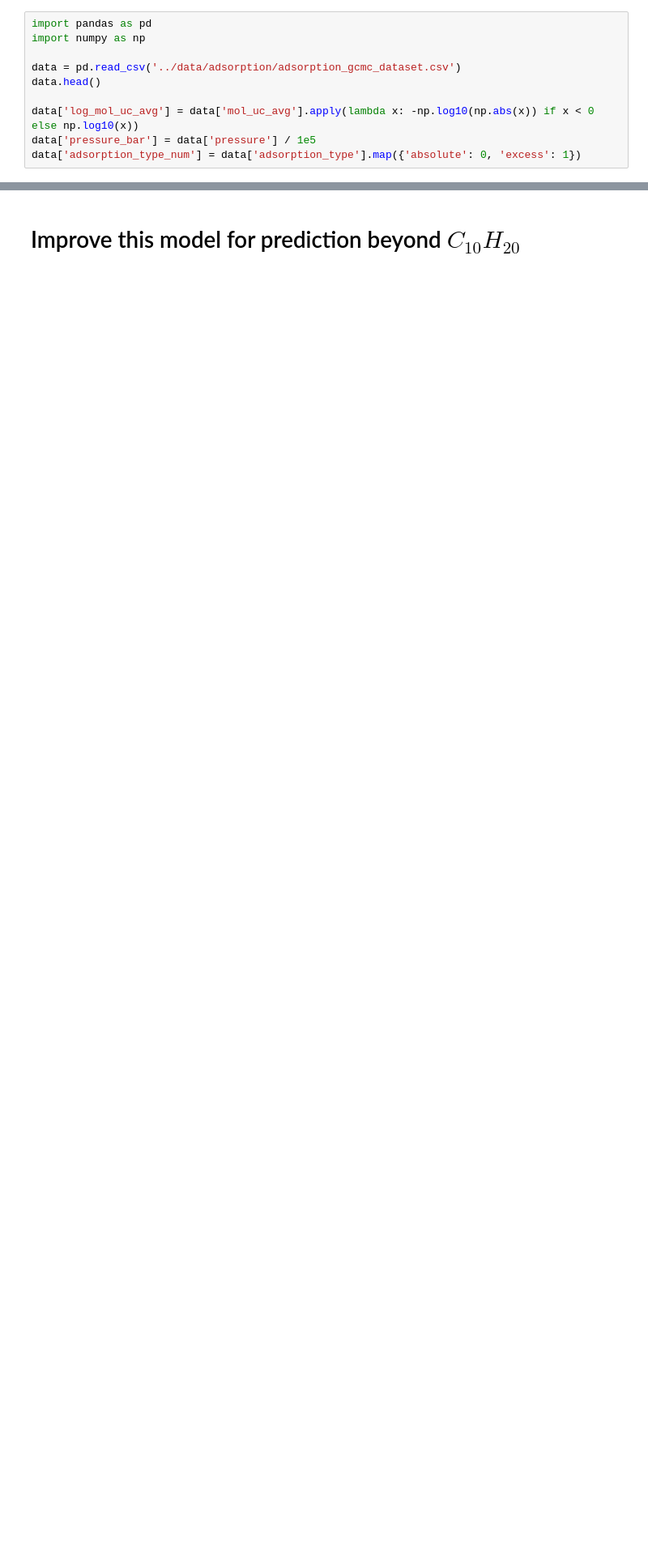
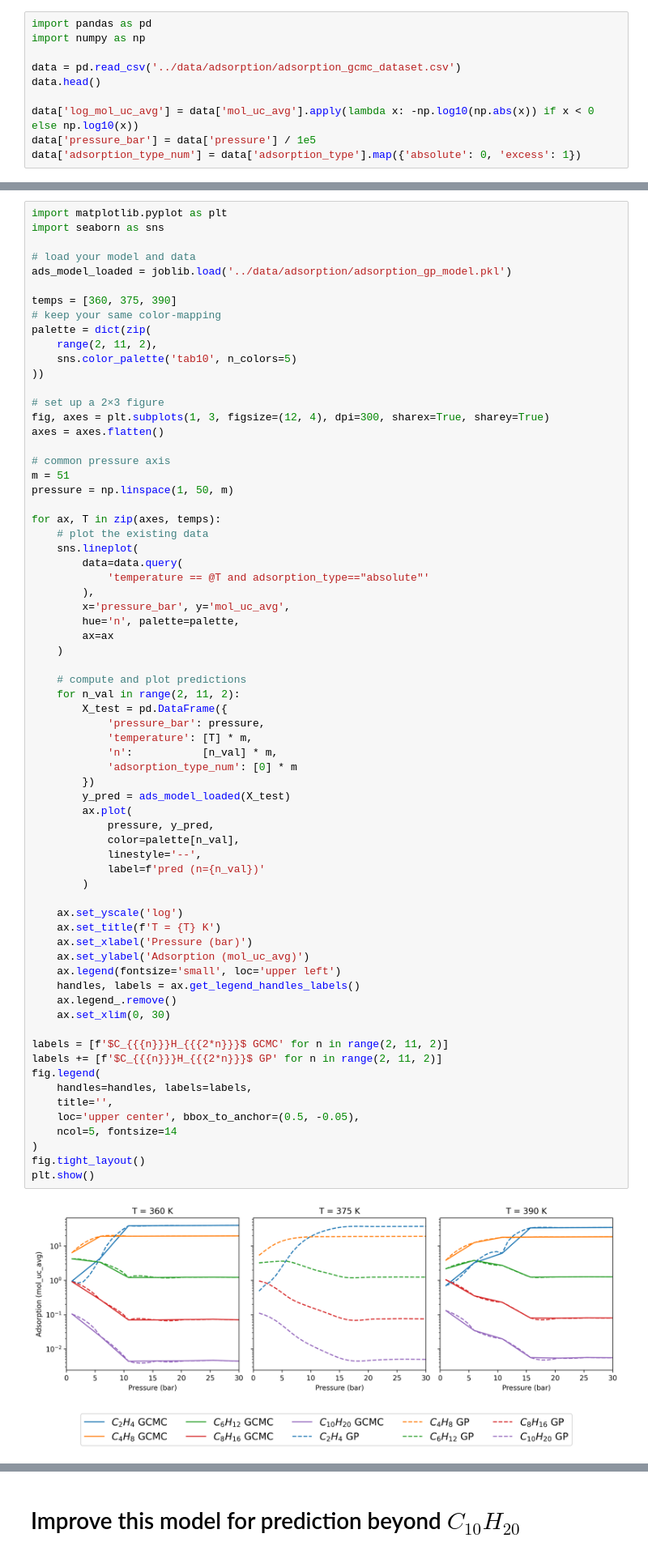
Before and after one commit to multiscale-modelling/kinetic_model, a Jupyter notebook: notebooks/adsorbtion_process_ml.ipynb, the cells around one changed output, grey strips where cells are left out. Shown at 81% size. Drawn from its saved outputs; the diff is of its cells as text; blank space fills up the shorter version.

```diff
--- a/notebooks/adsorbtion_process_ml.ipynb
+++ b/notebooks/adsorbtion_process_ml.ipynb
@@ -48 +238,71 @@ data['adsorption_type_num'] = data['adsorption_type'].map({'absolute': 0, 'exces
+# %%
+import matplotlib.pyplot as plt
+import seaborn as sns
+
+# load your model and data
+ads_model_loaded = joblib.load('../data/adsorption/adsorption_gp_model.pkl')
+
+temps = [360, 375, 390]
+# keep your same color‐mapping
+palette = dict(zip(
+    range(2, 11, 2),
+    sns.color_palette('tab10', n_colors=5)
+))
+
+# set up a 2×3 figure
+fig, axes = plt.subplots(1, 3, figsize=(12, 4), dpi=300, sharex=True, sharey=True)
+axes = axes.flatten()
+
+# common pressure axis
+m = 51
+pressure = np.linspace(1, 50, m)
+
+for ax, T in zip(axes, temps):
+    # plot the existing data
+    sns.lineplot(
+        data=data.query(
+            'temperature == @T and adsorption_type=="absolute"'
+        ),
+        x='pressure_bar', y='mol_uc_avg',
+        hue='n', palette=palette,
+        ax=ax
+    )
+
+    # compute and plot predictions
+    for n_val in range(2, 11, 2):
+        X_test = pd.DataFrame({
+            'pressure_bar': pressure,
+            'temperature': [T] * m,
+            'n':           [n_val] * m,
+            'adsorption_type_num': [0] * m
+        })
+        y_pred = ads_model_loaded(X_test)
+        ax.plot(
+            pressure, y_pred,
+            color=palette[n_val],
+            linestyle='--',
+            label=f'pred (n={n_val})'
+        )
+
+    ax.set_yscale('log')
+    ax.set_title(f'T = {T} K')
+    ax.set_xlabel('Pressure (bar)')
+    ax.set_ylabel('Adsorption (mol_uc_avg)')
+    ax.legend(fontsize='small', loc='upper left')
+    handles, labels = ax.get_legend_handles_labels()
+    ax.legend_.remove()
+    ax.set_xlim(0, 30)
+
+labels = [f'$C_{{{n}}}H_{{{2*n}}}$ GCMC' for n in range(2, 11, 2)]
+labels += [f'$C_{{{n}}}H_{{{2*n}}}$ GP' for n in range(2, 11, 2)]
+fig.legend(
+    handles=handles, labels=labels,
+    title='',
+    loc='upper center', bbox_to_anchor=(0.5, -0.05),
+    ncol=5, fontsize=14
+)
+fig.tight_layout()
+plt.show()
+# %% [output]
+[figure, added]
 # %% [markdown]
```
Also changed, not shown: parts of 13 cells of this notebook, 6 other files.
